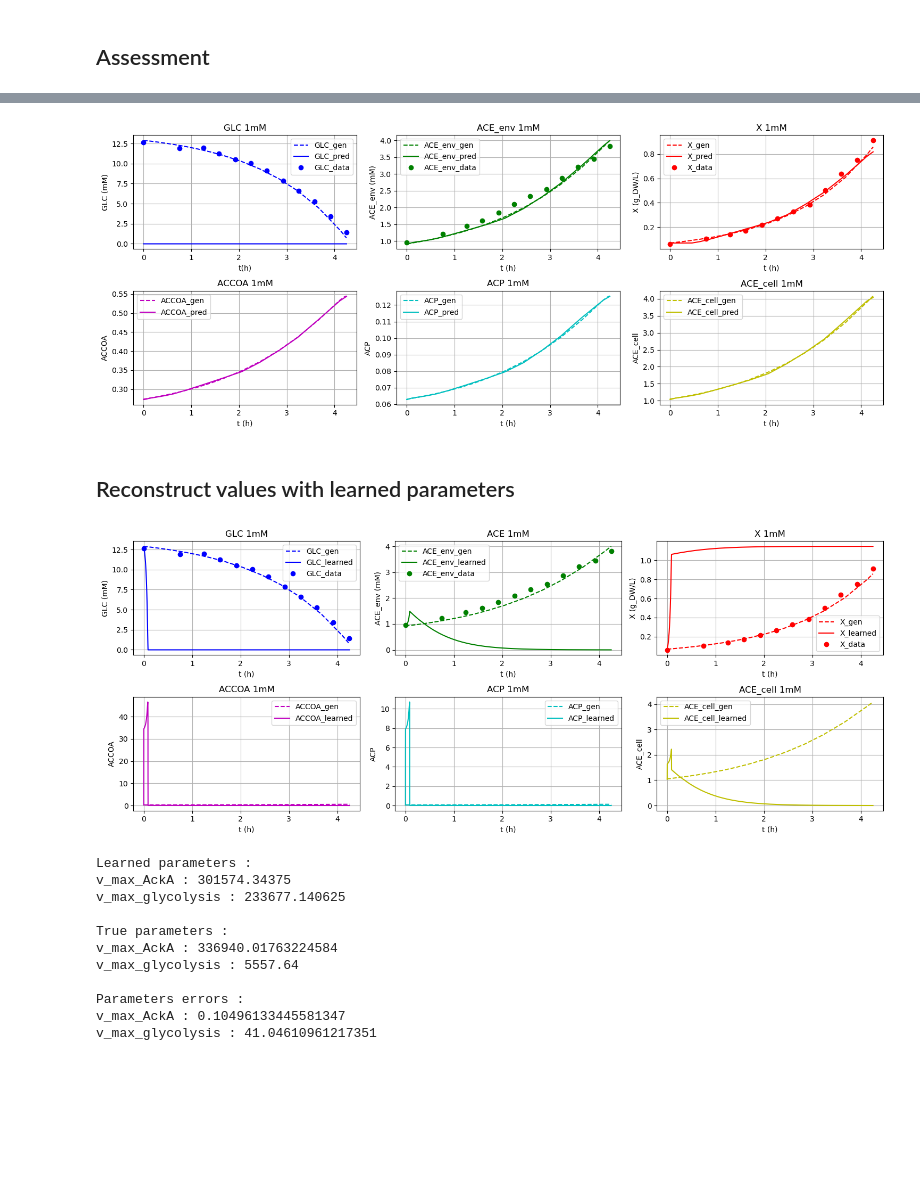
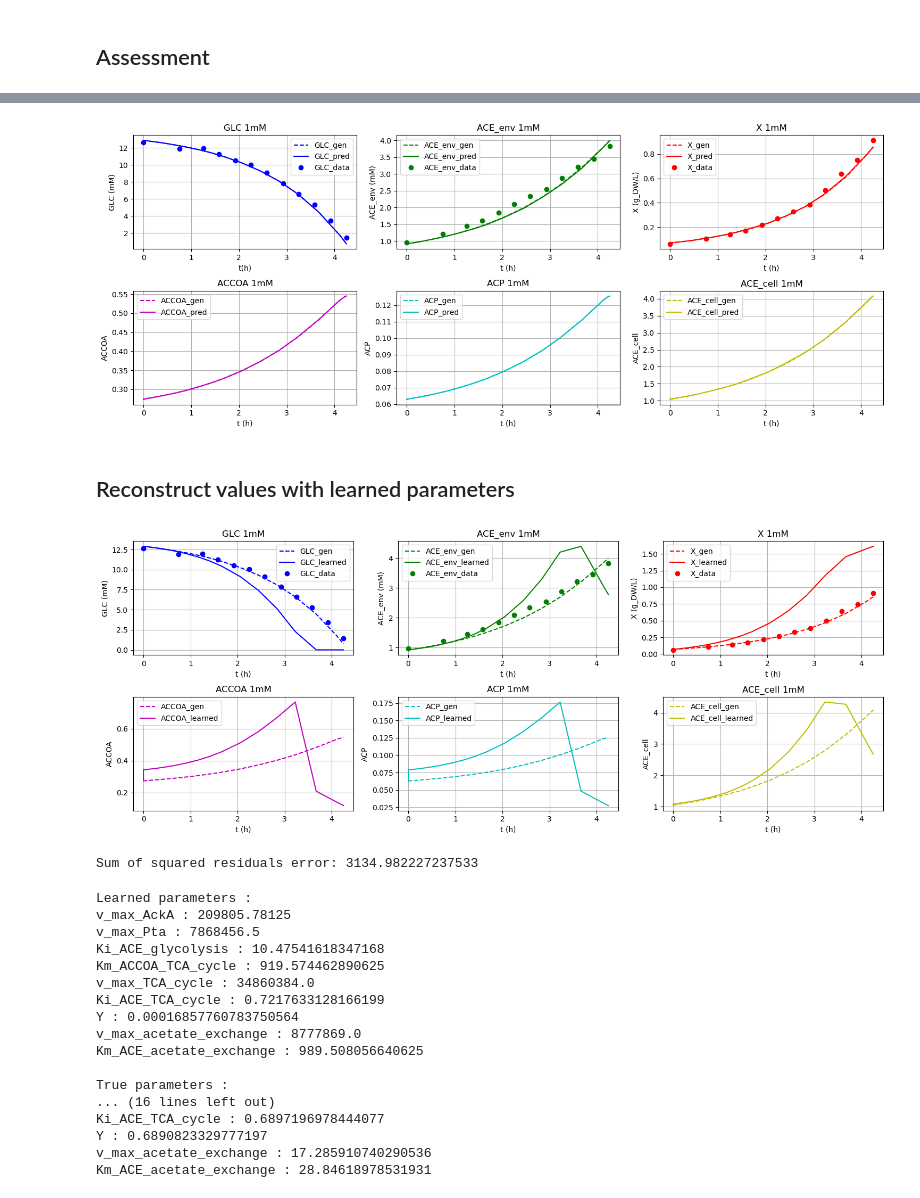
Before and after one commit to brsynth/PINN, a Jupyter notebook: Millard_pinn_toy.ipynb, the cells around one changed output, grey strips where cells are left out. Drawn from its saved outputs; the diff is of its cells as text; code cells hidden in the pictures; blank space fills up the shorter version.

```diff
--- a/Millard_pinn_toy.ipynb
+++ b/Millard_pinn_toy.ipynb
@@ -100,7 +100,7 @@ ode_data_1 = genfromtxt('generated_Millard_data.csv', delimiter=',') # in the fo
 learning_rate = 1e-4
 # epoch_number = 500000
 # epoch_number = 50000
-epoch_number = 300000
+epoch_number = 150000
 
 # Scheduler parameters (unused right now)
 Base_LR = 1e-4
@@ -112,21 +112,24 @@ Cycle_Momentum = False
 # %%
 # Setting variables (known and unknown), parameters, parameters ranges, constants, weights
 import random
-from tools import random_ranges
+from tools import random_ranges, ssr_error
 
 random.seed(42)
 
-variables = ["GLC","ACE_env","X","ACCOA","ACP","ACE_cell"]
-variable_data = {v : ode_data_1[i+1] for i,v in enumerate(variables)}
+observables = ["GLC","ACE_env","X","ACCOA","ACP","ACE_cell"]
+variable_data = {v : ode_data_1[i+1] for i,v in enumerate(observables)}
 variable_no_data  = {}
 # variable_no_data  = {"ACCOA":None,"ACP":None,"ACE_cell":None}
 
 data_t = res.t
 
-residual_weights=[1e-1,1e-1,1e-1,1e-14,1e-15,1e-8]
+residual_weights=[1e-4,1e-1,1e-1,1e-14,1e-15,1e-8]
 
-parameter_names = ["v_max_AckA","v_max_glycolysis"]
-# parameter_names = ["v_max_AckA", "v_max_Pta", "v_max_glycolysis", "Ki_ACE_glycolysis", "Km_ACCOA_TCA_cycle", "v_max_TCA_cycle", "Ki_ACE_TCA_cycle", "Y", "v_max_acetate_exchange", "Km_ACE_acetate_exchange"]
+"""parameter_names = []
+for key in DICT.keys():
+    if DICT[key] != 0:
+        parameter_names.append(key)"""
+parameter_names = ["v_max_AckA", "v_max_Pta", "Ki_ACE_glycolysis", "Km_ACCOA_TCA_cycle", "v_max_TCA_cycle", "Ki_ACE_TCA_cycle", "Y", "v_max_acetate_exchange", "Km_ACE_acetate_exchange"]
 
 # Creating the ranges: using random_ranges or the ranges provided by Millard
 ranges = random_ranges([DICT[key] for key in parameter_names],scale=20)
@@ -376,7 +379,7 @@ axs[1,2].grid(True)
 plt.tight_layout()
 plt.show()
 # %% [output]
-[figure, old version]
+[figure, new version]
 # %% [markdown]
 ## Reconstruct values with learned parameters
 # %%
@@ -389,9 +392,12 @@ net_res = solve_ivp(fun=deriv_Millard,
                 y0=y_1_0,
                 method='LSODA',
                 args=(learned,),
+                t_eval=data_t,
                 dense_output=True)
 
 GLC_learned, ACE_env_learned, X_learned, ACCOA_learned, ACP_learned, ACE_cell_learned = net_res.y
+
+variable_res = {"GLC":GLC_learned, "ACE_env":ACE_env_learned, "X":X_learned, "ACCOA":ACCOA_learned, "ACP":ACP_learned, "ACE_cell":ACE_cell_learned}
 # %%
 # Plot the solved variables
 fig, axs = plt.subplots(2, 3, figsize=(15, 6))
@@ -408,7 +414,7 @@ axs[0,0].grid(True)
 axs[0,1].plot(res.t, ACE_env, linestyle='dashed', label='ACE_env_gen', color='g')
 axs[0,1].plot(net_res.t, ACE_env_learned, label='ACE_env_learned', color='g')
 axs[0,1].plot(data_1[1:, 0], data_1[1:, 1], 'o', label='ACE_env_data', color='g')
-axs[0,1].set_title('ACE 1mM')
+axs[0,1].set_title('ACE_env 1mM')
 axs[0,1].set_xlabel('t (h)')
 axs[0,1].set_ylabel('ACE_env (mM)')
 axs[0,1].legend()
@@ -423,34 +429,38 @@ axs[0,2].set_ylabel('X (g_DW/L)')
 axs[0,2].legend()
 axs[0,2].grid(True)
 
 axs[1,0].plot(res.t, ACCOA, linestyle='dashed', label='ACCOA_gen', color='m')
 axs[1,0].plot(net_res.t, ACCOA_learned, label='ACCOA_learned', color='m')
 axs[1,0].set_title('ACCOA 1mM')
 axs[1,0].set_xlabel('t (h)')
 axs[1,0].set_ylabel('ACCOA')
 axs[1,0].legend()
 axs[1,0].grid(True)
 
 axs[1,1].plot(res.t, ACP, linestyle='dashed', label='ACP_gen', color='c')
 axs[1,1].plot(net_res.t, ACP_learned, label='ACP_learned', color='c')
 axs[1,1].set_title('ACP 1mM')
 axs[1,1].set_xlabel('t (h)')
 axs[1,1].set_ylabel('ACP')
 axs[1,1].legend()
 axs[1,1].grid(True)
 
 axs[1,2].plot(res.t, ACE_cell, linestyle='dashed', label='ACE_cell_gen', color='y')
 axs[1,2].plot(net_res.t, ACE_cell_learned, label='ACE_cell_learned', color='y')
 axs[1,2].set_title('ACE_cell 1mM')
 axs[1,2].set_xlabel('t (h)')
 axs[1,2].set_ylabel('ACE_cell')
 axs[1,2].legend()
 axs[1,2].grid(True)
 
 plt.tight_layout()
 plt.show()
+
+error = ssr_error(standard_deviations_dict=standard_deviations_dict, observables=observables, variable_data=variable_data, variable_res=variable_res)
+print("Sum of squared residuals error: " + str(error))
 # %% [output]
-[figure, old version]
+[figure, new version]
+Sum of squared residuals error: 3134.982227237533
 # %%
 # Print and compare parameters
 from tools import param_error_percentages
@@ -472,13 +482,19 @@ for i in range(len(learned_parameters)):
     print(parameter_names[i], ":", param_error_percentages(true_parameters,learned_parameters)[i])
 # %% [output]
 Learned parameters :
-v_max_AckA : 301574.34375
-v_max_glycolysis : 233677.140625
+v_max_AckA : 209805.78125
+v_max_Pta : 7868456.5
+Ki_ACE_glycolysis : 10.47541618347168
+Km_ACCOA_TCA_cycle : 919.574462890625
+v_max_TCA_cycle : 34860384.0
+Ki_ACE_TCA_cycle : 0.7217633128166199
+Y : 0.00016857760783750564
+v_max_acetate_exchange : 8777869.0
+Km_ACE_acetate_exchange : 989.508056640625
 
 True parameters :
-v_max_AckA : 336940.01763224584
-v_max_glycolysis : 5557.64
-
-Parameters errors :
-v_max_AckA : 0.10496133445581347
-v_max_glycolysis : 41.04610961217351
+... (16 lines left out)
+Ki_ACE_TCA_cycle : 0.6897196978444077
+Y : 0.6890823329777197
+v_max_acetate_exchange : 17.285910740290536
+Km_ACE_acetate_exchange : 28.84618978531931
```
Also changed, not shown: parts of 9 cells of this notebook, 6 other files.
